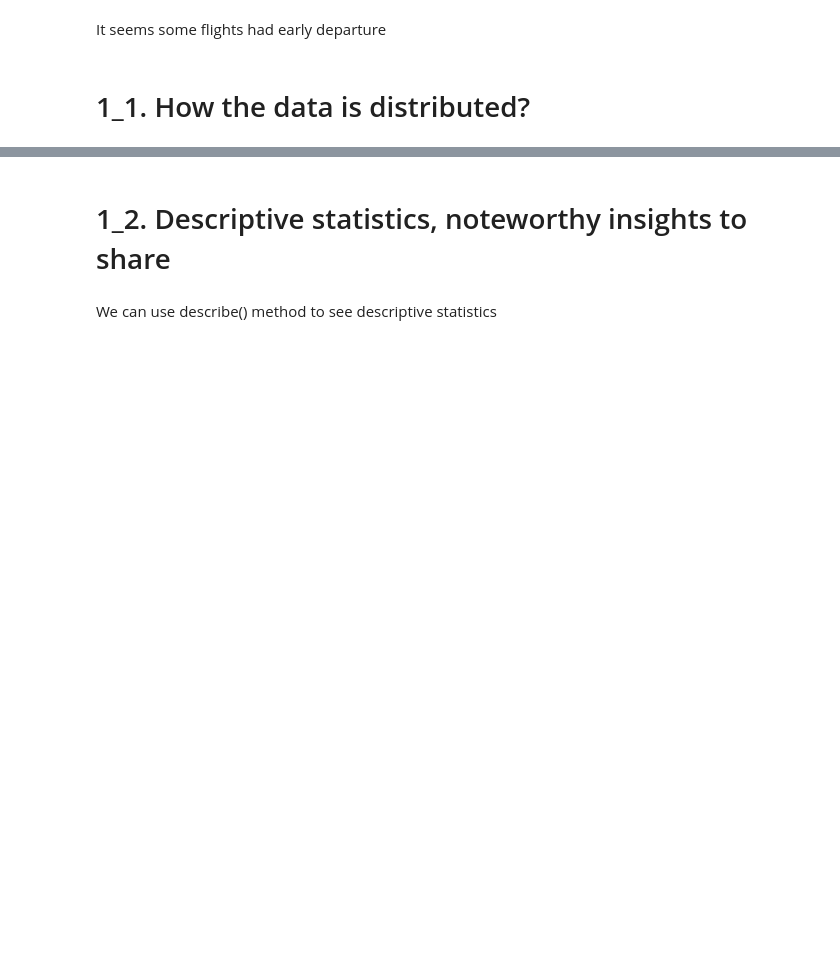
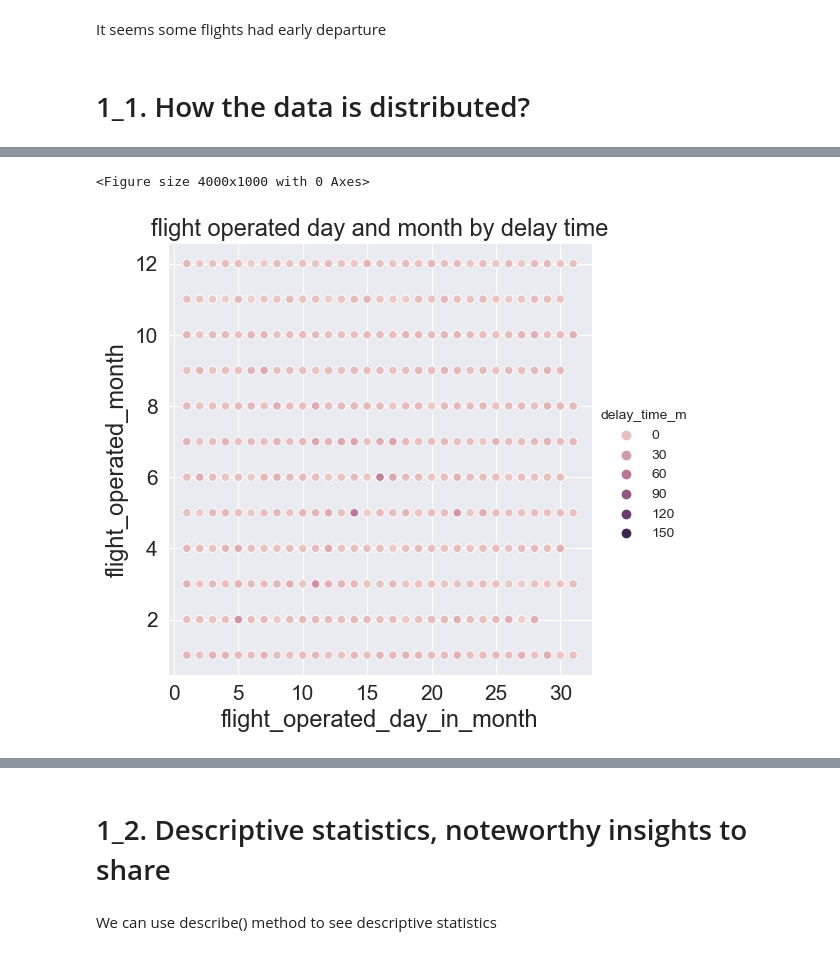
Before and after one commit to farhad-sadeghlo/LATAM_Airlines, a Jupyter notebook: solution.ipynb, the cells around one changed output, grey strips where cells are left out. Cells and saved outputs as stored; diff of their text form; code cells hidden in the pictures; blank space fills up the shorter version.

```diff
--- a/solution.ipynb
+++ b/solution.ipynb
@@ -137,0 +164,12 @@ It seems some flights had early departure
+# %%
+plt.figure(figsize=(40,10))
+sns.relplot(df, x='fl_op_day_in_m', y='fl_op_mo', hue='delay_time_m')
+plt.title('flight operated day and month by delay time', fontsize=17)
+plt.xlabel('flight_operated_day_in_month', fontsize=17)
+plt.xticks(fontsize=15)
+plt.ylabel('flight_operated_month', fontsize=17)
+plt.yticks(fontsize=15)
+plt.show()
+# %% [output]
+<Figure size 4000x1000 with 0 Axes>
+[figure, added]
```
Also changed, not shown: parts of 28 cells of this notebook.
